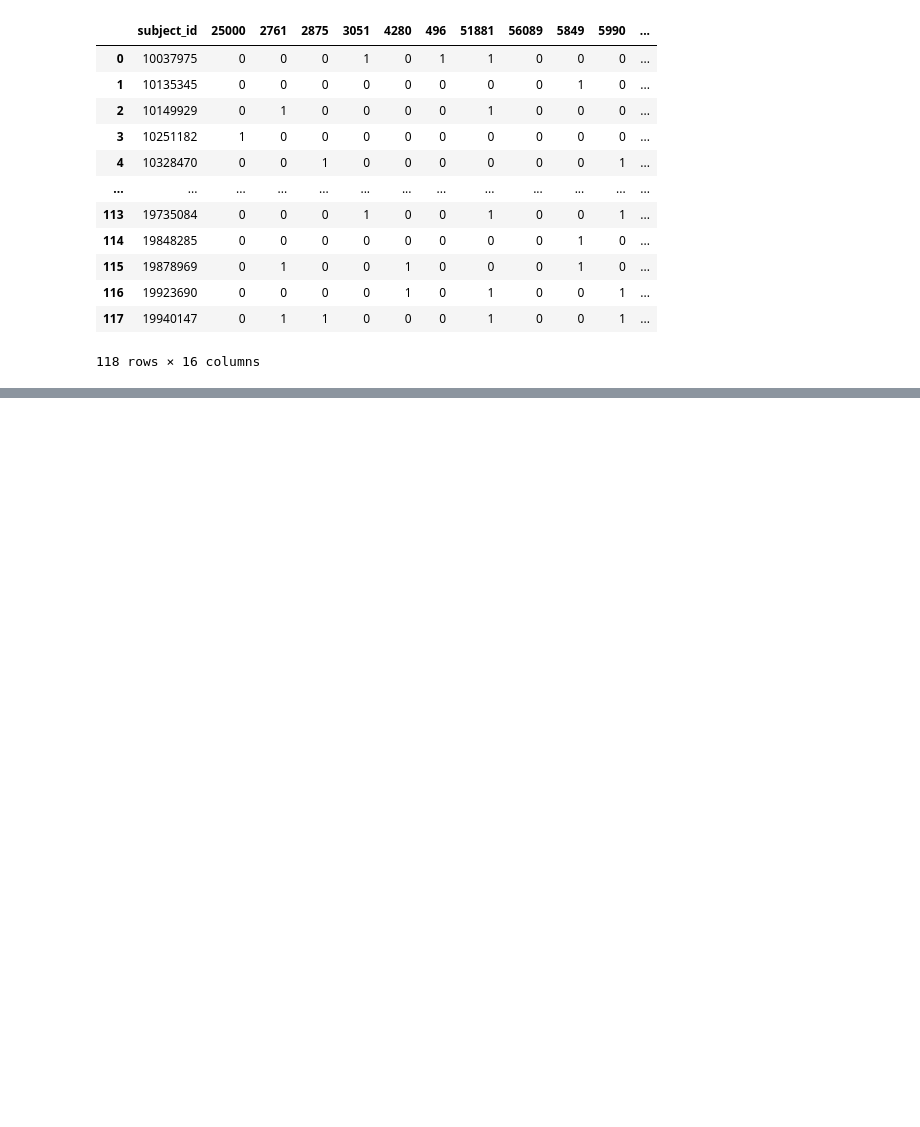
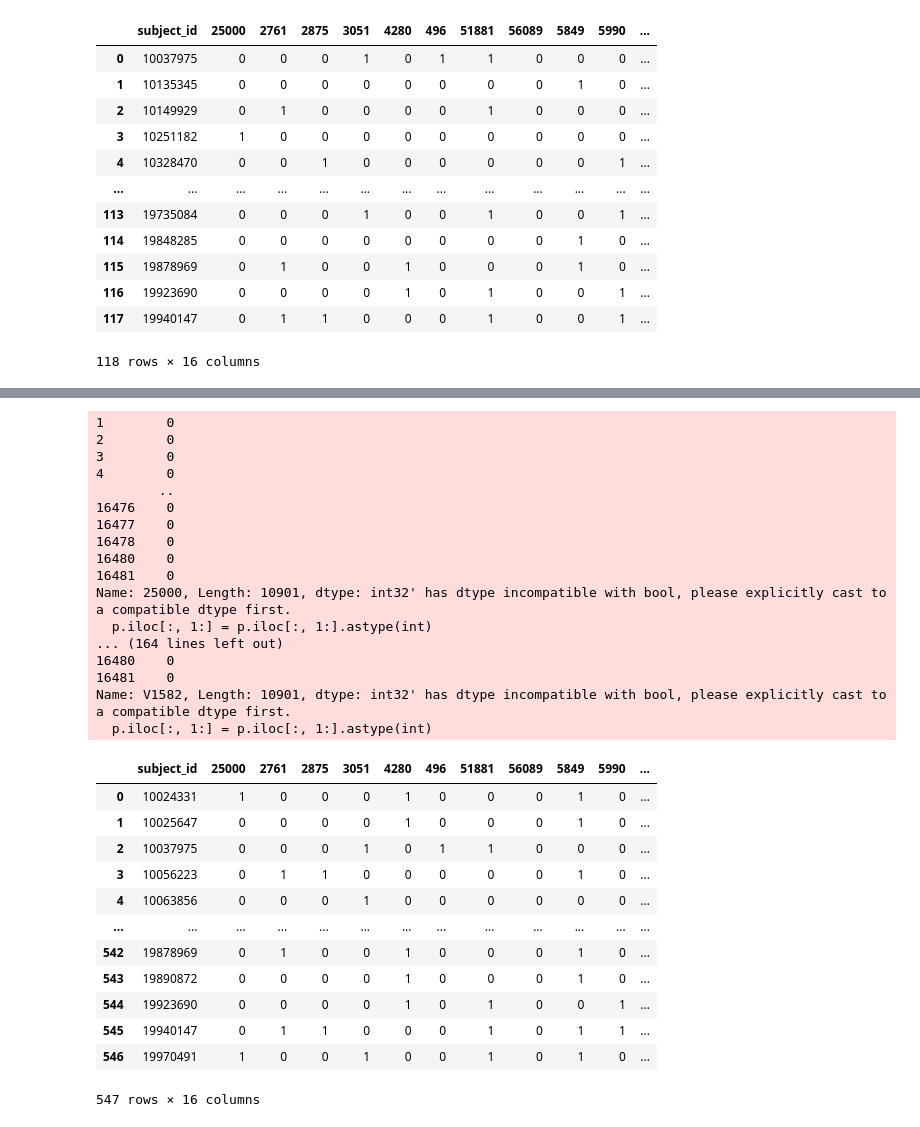
Before and after one commit to sitdownkevin/IBD-EDA, a Jupyter notebook: aes/data_add_comorbidities.ipynb, the cells around one changed output, grey strips where cells are left out. Cells and saved outputs as stored; diff of their text form; code cells hidden in the pictures; blank space fills up the shorter version.

```diff
--- a/aes/data_add_comorbidities.ipynb
+++ b/aes/data_add_comorbidities.ipynb
@@ -234,0 +245,5 @@ Name: V1582, Length: 1431, dtype: int32' has dtype incompatible with bool, pleas
+# %%
+data = pd.read_csv('./data_processed/data_first_record_.csv', index_col=0)
+
+print(data.shape)
+print(data.head())
@@ -234,0 +268,47 @@ Name: V1582, Length: 1431, dtype: int32' has dtype incompatible with bool, pleas
+# %%
+icd_ = icd[icd.subject_id.isin(data.subject_id)].loc[:, ['subject_id', 'icd_code', 'admittime']]
+
+icd_ = icd_[icd_.icd_code.isin(icd_codes)]
+
+t = pd.merge(icd_, data.loc[:, ['subject_id', 'intime']], on='subject_id', how='left')
+
+t = t[(t.admittime < t.intime)].loc[:, ['subject_id', 'icd_code']]
+
+p = pd.get_dummies(t, prefix='', prefix_sep='')
+
+p.iloc[:, 1:] = p.iloc[:, 1:].astype(int)
+
+p = p.groupby('subject_id').max().reset_index()
+
+p
+# %% [output]
+1        0
+2        0
+3        0
+4        0
+        ..
+16476    0
+16477    0
+16478    0
+16480    0
+16481    0
+Name: 25000, Length: 10901, dtype: int32' has dtype incompatible with bool, please explicitly cast to a compatible dtype first.
+  p.iloc[:, 1:] = p.iloc[:, 1:].astype(int)
+... (164 lines left out)
+16480    0
+16481    0
+Name: V1582, Length: 10901, dtype: int32' has dtype incompatible with bool, please explicitly cast to a compatible dtype first.
+  p.iloc[:, 1:] = p.iloc[:, 1:].astype(int)
+|  | subject_id | 25000 | 2761 | 2875 | 3051 | 4280 | 496 | 51881 | 56089 | 5849 | 5990 | ... |
+| 0 | 10024331 | 1 | 0 | 0 | 0 | 1 | 0 | 0 | 0 | 1 | 0 | ... |
+| 1 | 10025647 | 0 | 0 | 0 | 0 | 1 | 0 | 0 | 0 | 1 | 0 | ... |
+| 2 | 10037975 | 0 | 0 | 0 | 1 | 0 | 1 | 1 | 0 | 0 | 0 | ... |
+| 3 | 10056223 | 0 | 1 | 1 | 0 | 0 | 0 | 0 | 0 | 1 | 0 | ... |
+| 4 | 10063856 | 0 | 0 | 0 | 1 | 0 | 0 | 0 | 0 | 0 | 0 | ... |
+| ... | ... | ... | ... | ... | ... | ... | ... | ... | ... | ... | ... | ... |
+| 542 | 19878969 | 0 | 1 | 0 | 0 | 1 | 0 | 0 | 0 | 1 | 0 | ... |
+| 543 | 19890872 | 0 | 0 | 0 | 0 | 1 | 0 | 0 | 0 | 1 | 0 | ... |
+| 544 | 19923690 | 0 | 0 | 0 | 0 | 1 | 0 | 1 | 0 | 0 | 1 | ... |
+| 545 | 19940147 | 0 | 1 | 1 | 0 | 0 | 0 | 1 | 0 | 1 | 1 | ... |
+| 546 | 19970491 | 1 | 0 | 0 | 1 | 0 | 0 | 1 | 0 | 1 | 0 | ... |
+547 rows × 16 columns
```
Also changed, not shown: parts of 7 cells of this notebook, 16 other files.
